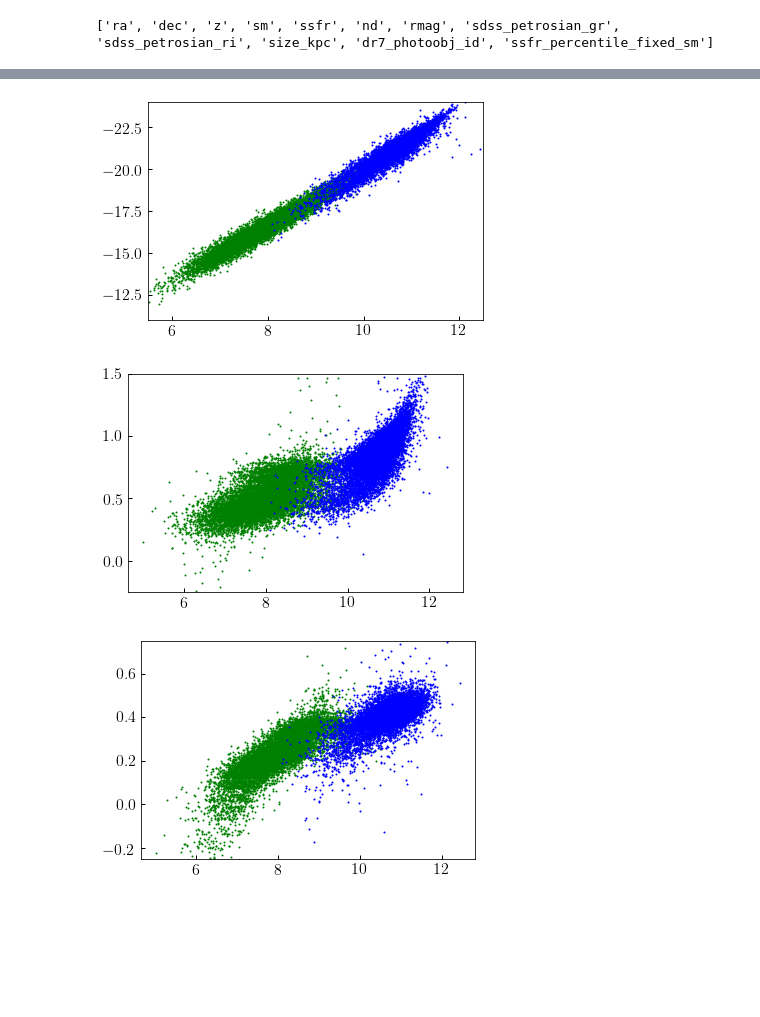
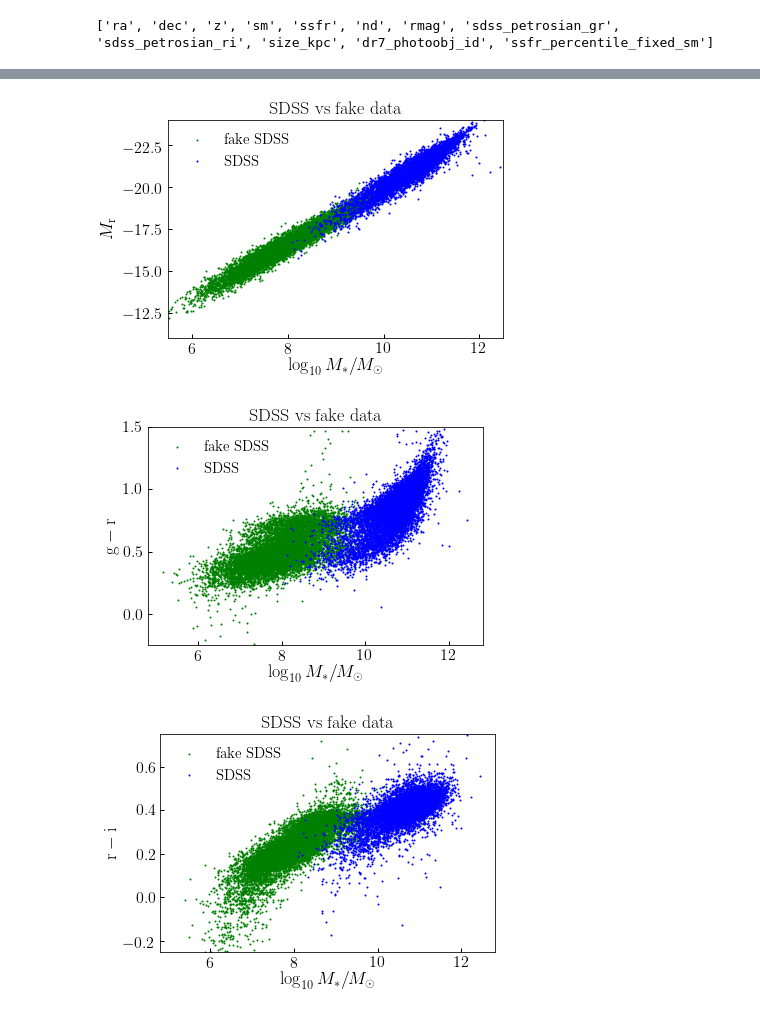
Before and after one commit to dkorytov/rescale_dc2, a Jupyter notebook: notebooks/test_fake_data.ipynb, the cells around one changed output, grey strips where cells are left out. Saved outputs shown, nothing was run; the diff lists cells and outputs as text; code cells hidden in the pictures; blank space fills up the shorter version.

Commit message:
Added testing notebook for fake SDSS data

```diff
--- a/notebooks/test_fake_data.ipynb
+++ b/notebooks/test_fake_data.ipynb
@@ -39,14 +39,21 @@ print(mock.keys())
 # %%
 fig, ax = plt.subplots(1, 1)
 
 xlim = ax.set_xlim(5.5, 12.5)
 ylim = ax.set_ylim(-11, -24)
 
 nskip = 20
-__=ax.scatter(mock['sm'], mock['magr'], s=1, color='green')
-__=ax.scatter(sdss['sm'][::nskip], sdss['rmag'][::nskip], s=1, color='blue')
+__=ax.scatter(mock['sm'], mock['magr'], s=1, color='green', label=r'${\rm fake\ SDSS}$')
+__=ax.scatter(sdss['sm'][::nskip], sdss['rmag'][::nskip], s=1, color='blue', label=r'${\rm SDSS}$')
+
+xlabel = ax.set_xlabel(r'$\log_{10}M_{\ast}/M_{\odot}$')
+ylabel = ax.set_ylabel(r'$M_{\rm r}$')
+title = ax.set_title(r'${\rm SDSS\ vs\ fake\ data}$')
+legend = ax.legend()
+figname = 'magr_vs_mstar.pdf'
+fig.savefig(figname, bbox_extra_artists=[xlabel, ylabel], bbox_inches='tight')
 # %% [output]
-[figure, old version]
+[figure, new version]
 # %%
 fig, ax = plt.subplots(1, 1)
 
@@ -54,10 +61,18 @@ fig, ax = plt.subplots(1, 1)
 ylim = ax.set_ylim(-0.25, 1.5)
 
 nskip = 20
-__=ax.scatter(mock['sm'], mock['gr'], s=1, color='green')
-__=ax.scatter(sdss['sm'][::nskip], sdss['sdss_petrosian_gr'][::nskip], s=1, color='blue')
+__=ax.scatter(mock['sm'], mock['gr'], s=1, color='green', label=r'${\rm fake\ SDSS}$')
+__=ax.scatter(sdss['sm'][::nskip], sdss['sdss_petrosian_gr'][::nskip], s=1,
+              color='blue', label=r'${\rm SDSS}$')
+
+xlabel = ax.set_xlabel(r'$\log_{10}M_{\ast}/M_{\odot}$')
+ylabel = ax.set_ylabel(r'${\rm g-r}$')
+title = ax.set_title(r'${\rm SDSS\ vs\ fake\ data}$')
+legend = ax.legend()
+figname = 'gr_vs_mstar.pdf'
+fig.savefig(figname, bbox_extra_artists=[xlabel, ylabel], bbox_inches='tight')
 # %% [output]
-[figure, old version]
+[figure, new version]
 # %%
 fig, ax = plt.subplots(1, 1)
 
@@ -65,10 +80,19 @@ fig, ax = plt.subplots(1, 1)
 ylim = ax.set_ylim(-0.25, 0.75)
 
 nskip = 20
-__=ax.scatter(mock['sm'], mock['ri'], s=1, color='green')
-__=ax.scatter(sdss['sm'][::nskip], sdss['sdss_petrosian_ri'][::nskip], s=1, color='blue')
+__=ax.scatter(mock['sm'], mock['ri'], s=1, color='green', label=r'${\rm fake\ SDSS}$')
+__=ax.scatter(sdss['sm'][::nskip],
+              sdss['sdss_petrosian_ri'][::nskip], s=1,
+              color='blue', label=r'${\rm SDSS}$')
+
+xlabel = ax.set_xlabel(r'$\log_{10}M_{\ast}/M_{\odot}$')
+ylabel = ax.set_ylabel(r'${\rm r-i}$')
+title = ax.set_title(r'${\rm SDSS\ vs\ fake\ data}$')
+legend = ax.legend()
+figname = 'ri_vs_mstar.pdf'
+fig.savefig(figname, bbox_extra_artists=[xlabel, ylabel], bbox_inches='tight')
 # %% [output]
-[figure, old version]
+[figure, new version]
 # %%
 fig, ax = plt.subplots(1, 1)
 
```
Also changed, not shown: parts of 4 cells of this notebook.
